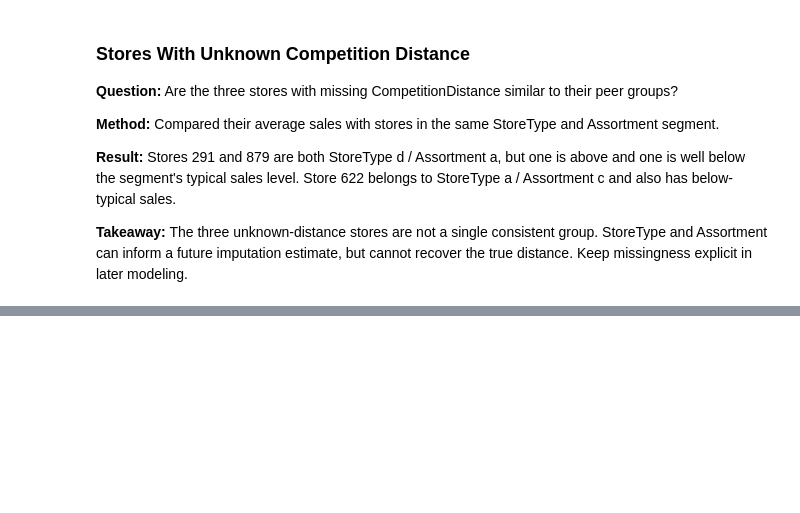
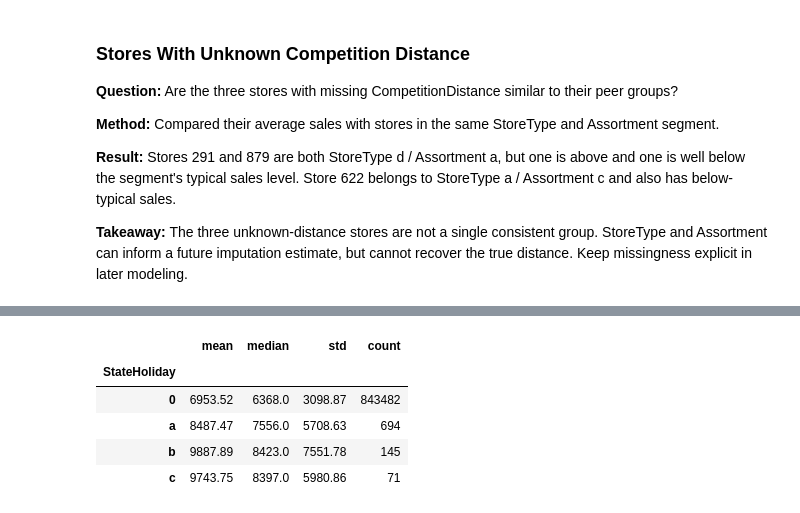
Before and after one commit to Aliraza-Amjad-Shaikh/demand-lens, a Jupyter notebook: notebooks/02_eda.ipynb, the cells around one changed output, grey strips where cells are left out. Cells and saved outputs as stored; diff of their text form; code cells hidden in the pictures; blank space fills up the shorter version.

```diff
--- a/notebooks/02_eda.ipynb
+++ b/notebooks/02_eda.ipynb
@@ -417,0 +466,13 @@ comparison_by_segment
+# %%
+open_days_holiday = train[train['Open'] == 1]
+# %%
+holiday_sales_summary = (open_days_holiday.groupby('StateHoliday')['Sales'].agg(['mean', 'median', 'std', 'count']).round(2))
+
+holiday_sales_summary
+# %% [output]
+|  | mean | median | std | count |
+| StateHoliday |  |  |  |  |
+| 0 | 6953.52 | 6368.0 | 3098.87 | 843482 |
+| a | 8487.47 | 7556.0 | 5708.63 | 694 |
+| b | 9887.89 | 8423.0 | 7551.78 | 145 |
+| c | 9743.75 | 8397.0 | 5980.86 | 71 |
```
Also changed, not shown: parts of 6 cells of this notebook.
